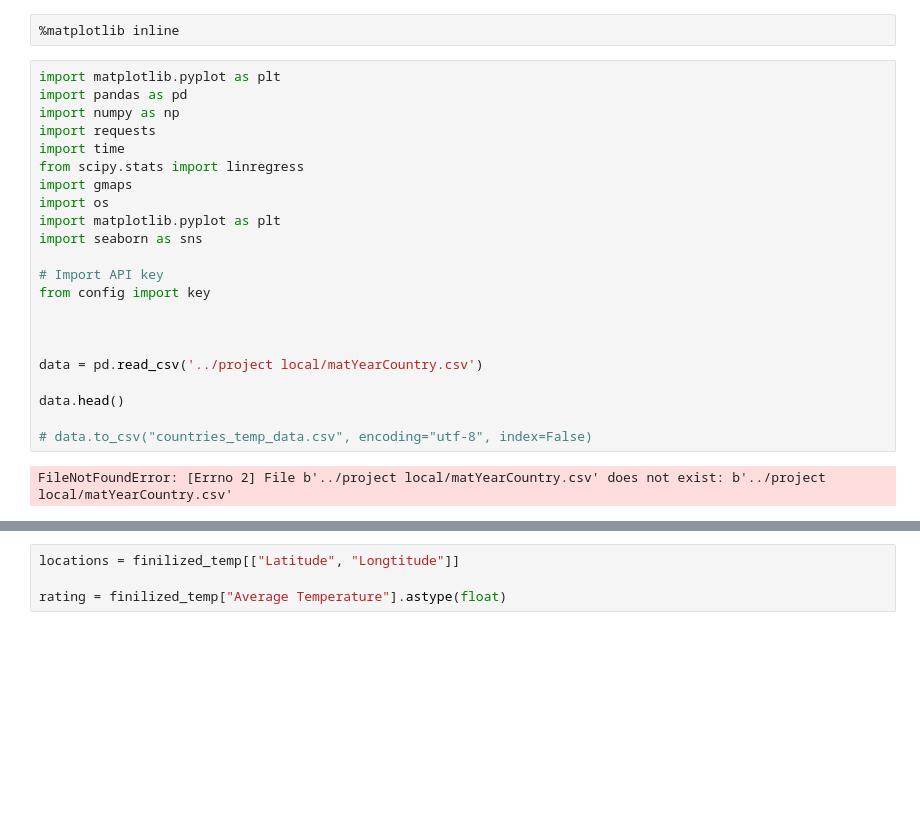
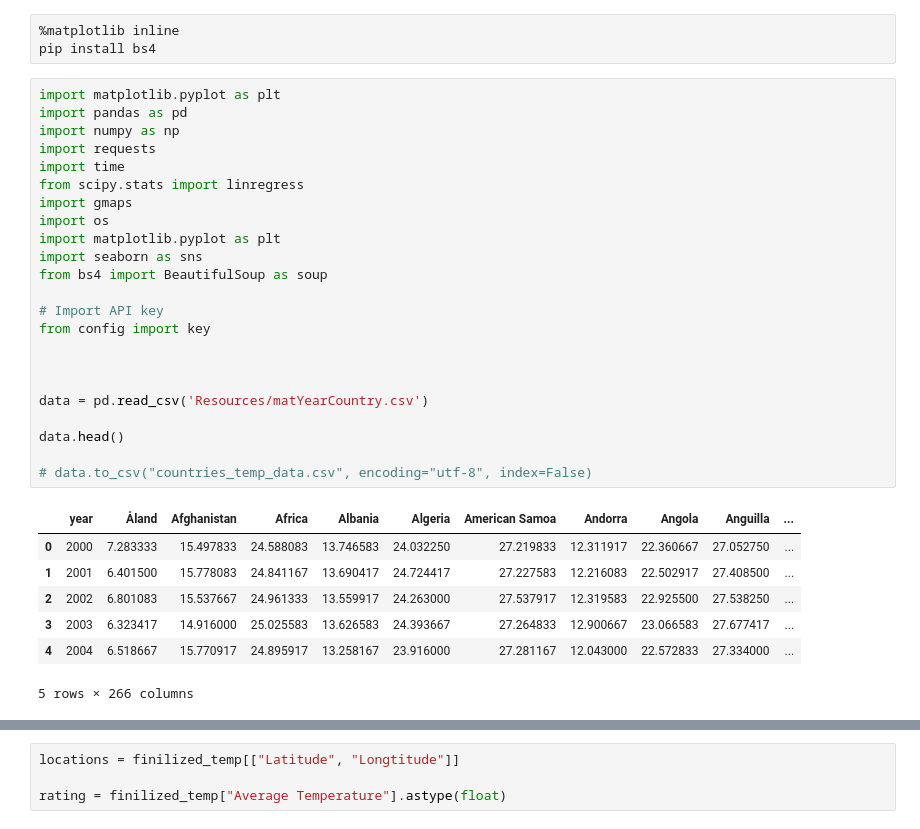
Before and after one commit to hgreyner/group1_project, a Jupyter notebook: FIF-Temperature-msammis-addition.ipynb, the cells around one changed output, grey strips where cells are left out. Saved outputs shown, nothing was run; the diff lists cells and outputs as text; blank space fills up the shorter version.

```diff
--- a/FIF-Temperature-msammis-addition.ipynb
+++ b/FIF-Temperature-msammis-addition.ipynb
@@ -1,29 +1,37 @@
 # %%
 %matplotlib inline
+pip install bs4
 # %%
 import matplotlib.pyplot as plt
 import pandas as pd
 import numpy as np
 import requests
 import time
 from scipy.stats import linregress
 import gmaps
 import os
 import matplotlib.pyplot as plt
 import seaborn as sns
+from bs4 import BeautifulSoup as soup
 
 # Import API key
 from config import key
 
 
 
-data = pd.read_csv('../project local/matYearCountry.csv')
+data = pd.read_csv('Resources/matYearCountry.csv')
 
 data.head()
 
 # data.to_csv("countries_temp_data.csv", encoding="utf-8", index=False)
 # %% [output]
+|  | year | Åland | Afghanistan | Africa | Albania | Algeria | American Samoa | Andorra | Angola | Anguilla | ... |
+| 0 | 2000 | 7.283333 | 15.497833 | 24.588083 | 13.746583 | 24.032250 | 27.219833 | 12.311917 | 22.360667 | 27.052750 | ... |
+| 1 | 2001 | 6.401500 | 15.778083 | 24.841167 | 13.690417 | 24.724417 | 27.227583 | 12.216083 | 22.502917 | 27.408500 | ... |
+| 2 | 2002 | 6.801083 | 15.537667 | 24.961333 | 13.559917 | 24.263000 | 27.537917 | 12.319583 | 22.925500 | 27.538250 | ... |
+| 3 | 2003 | 6.323417 | 14.916000 | 25.025583 | 13.626583 | 24.393667 | 27.264833 | 12.900667 | 23.066583 | 27.677417 | ... |
+| 4 | 2004 | 6.518667 | 15.770917 | 24.895917 | 13.258167 | 23.916000 | 27.281167 | 12.043000 | 22.572833 | 27.334000 | ... |
-FileNotFoundError: [Errno 2] File b'../project local/matYearCountry.csv' does not exist: b'../project local/matYearCountry.csv'
+5 rows × 266 columns
 # %%
 data2 = data[['France',
  'Romania',
```
Also changed, not shown: parts of 24 cells of this notebook.
